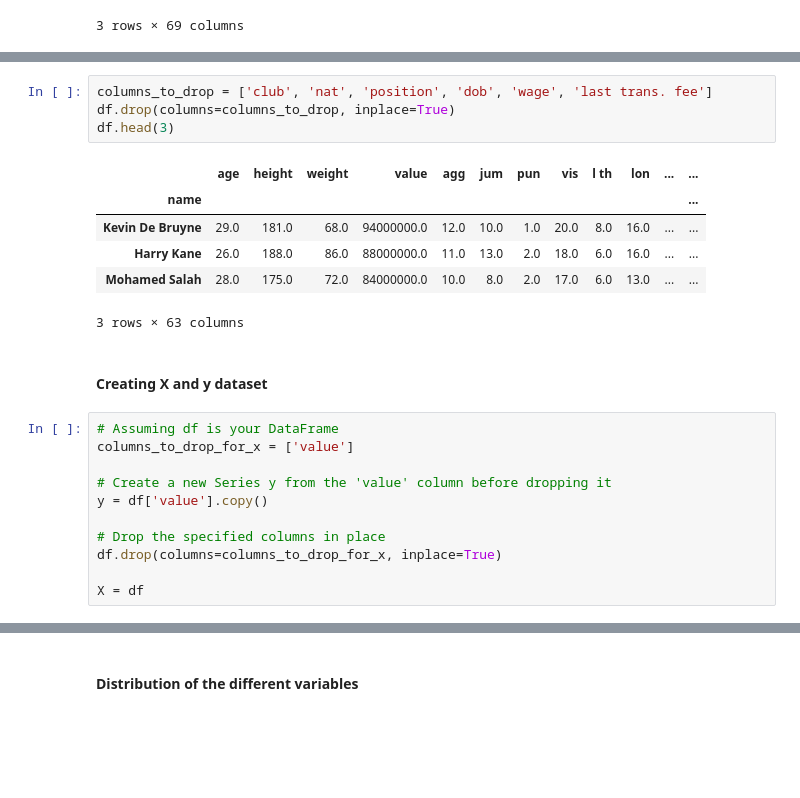
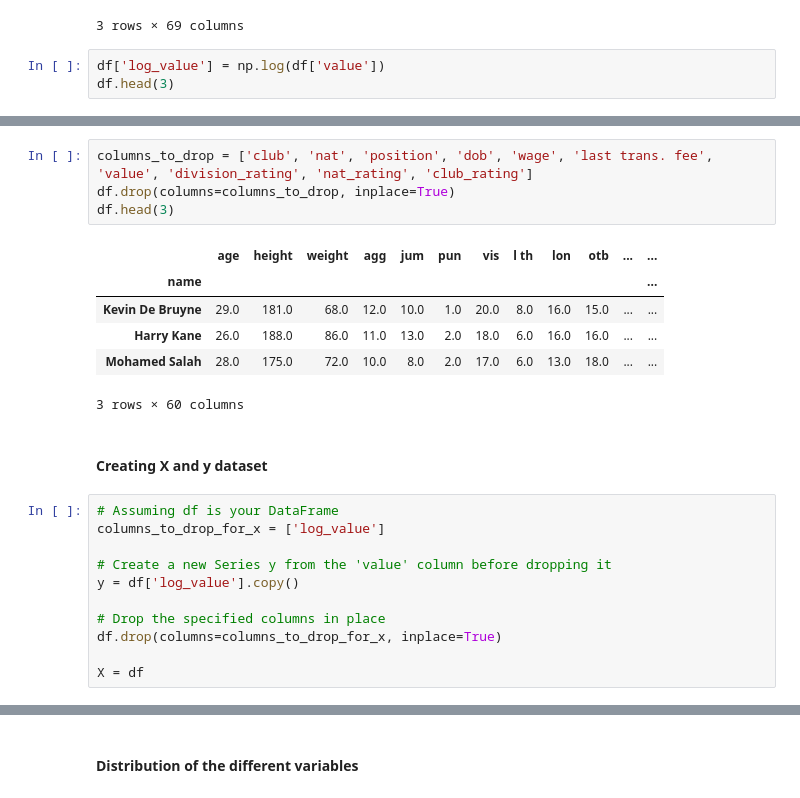
Before and after one commit to maximegoossens99/Moneyball, a Jupyter notebook: notebooks/XMV_Regression.ipynb, the cells around one changed output, grey strips where cells are left out. Cells and saved outputs as stored; diff of their text form; blank space fills up the shorter version.

```diff
--- a/notebooks/XMV_Regression.ipynb
+++ b/notebooks/XMV_Regression.ipynb
@@ -33,3 +33,6 @@ df.head(3)
 | Harry Kane | Tottenham | ENG | AM (C), ST (C) | 28/7/1993 (27 years old) | 26.0 | 188.0 | 86.0 | 948000.0 | 0.0 | 88000000.0 | ... |
 | Mohamed Salah | Liverpool | EGY | AM (RL), ST (C) | 15/6/1992 (28 years old) | 28.0 | 175.0 | 72.0 | 948000.0 | 37500000.0 | 84000000.0 | ... |
 3 rows × 69 columns
+# %%
+df['log_value'] = np.log(df['value'])
+df.head(3)
@@ -36,22 +46,22 @@ df.head(3)
 # %%
-columns_to_drop = ['club', 'nat', 'position', 'dob', 'wage', 'last trans. fee']
+columns_to_drop = ['club', 'nat', 'position', 'dob', 'wage', 'last trans. fee', 'value', 'division_rating', 'nat_rating', 'club_rating']
 df.drop(columns=columns_to_drop, inplace=True)
 df.head(3)
 # %% [output]
-|  | age | height | weight | value | agg | jum | pun | vis | l th | lon | ... | ... |
+|  | age | height | weight | agg | jum | pun | vis | l th | lon | otb | ... | ... |
 | name |  |  |  |  |  |  |  |  |  |  |  | ... |
-| Kevin De Bruyne | 29.0 | 181.0 | 68.0 | 94000000.0 | 12.0 | 10.0 | 1.0 | 20.0 | 8.0 | 16.0 | ... | ... |
-| Harry Kane | 26.0 | 188.0 | 86.0 | 88000000.0 | 11.0 | 13.0 | 2.0 | 18.0 | 6.0 | 16.0 | ... | ... |
-| Mohamed Salah | 28.0 | 175.0 | 72.0 | 84000000.0 | 10.0 | 8.0 | 2.0 | 17.0 | 6.0 | 13.0 | ... | ... |
+| Kevin De Bruyne | 29.0 | 181.0 | 68.0 | 12.0 | 10.0 | 1.0 | 20.0 | 8.0 | 16.0 | 15.0 | ... | ... |
+| Harry Kane | 26.0 | 188.0 | 86.0 | 11.0 | 13.0 | 2.0 | 18.0 | 6.0 | 16.0 | 16.0 | ... | ... |
+| Mohamed Salah | 28.0 | 175.0 | 72.0 | 10.0 | 8.0 | 2.0 | 17.0 | 6.0 | 13.0 | 18.0 | ... | ... |
-3 rows × 63 columns
+3 rows × 60 columns
 # %% [markdown]
 #### Creating X and y dataset
 # %%
 # Assuming df is your DataFrame
-columns_to_drop_for_x = ['value']
+columns_to_drop_for_x = ['log_value']
 
 # Create a new Series y from the 'value' column before dropping it
-y = df['value'].copy()
+y = df['log_value'].copy()
 
 # Drop the specified columns in place
 df.drop(columns=columns_to_drop_for_x, inplace=True)
```
Also changed, not shown: parts of 24 cells of this notebook.
